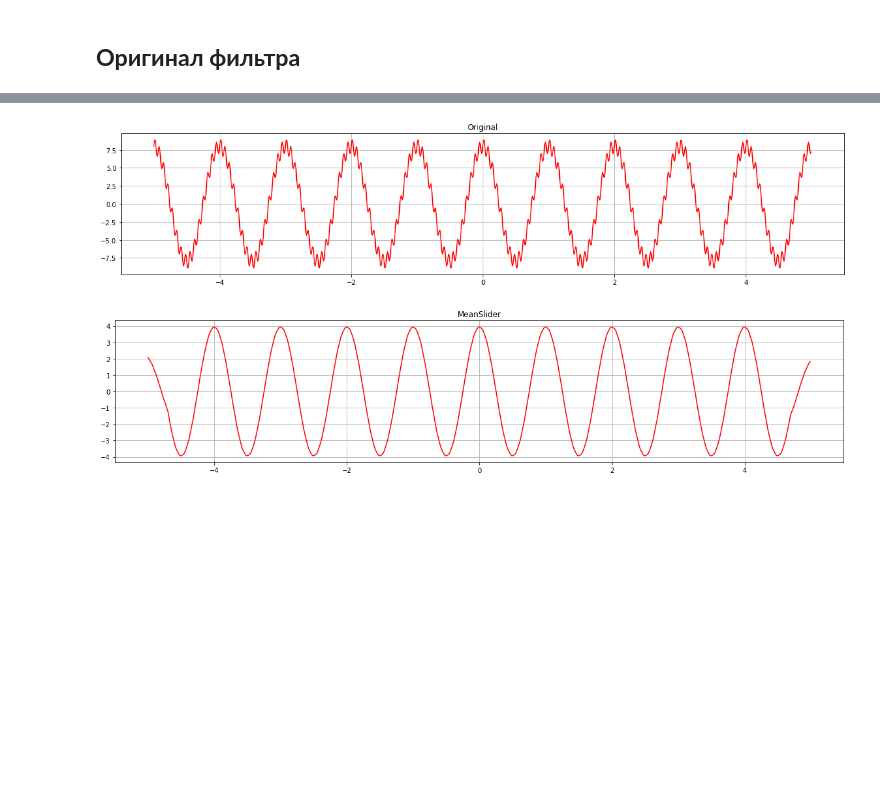
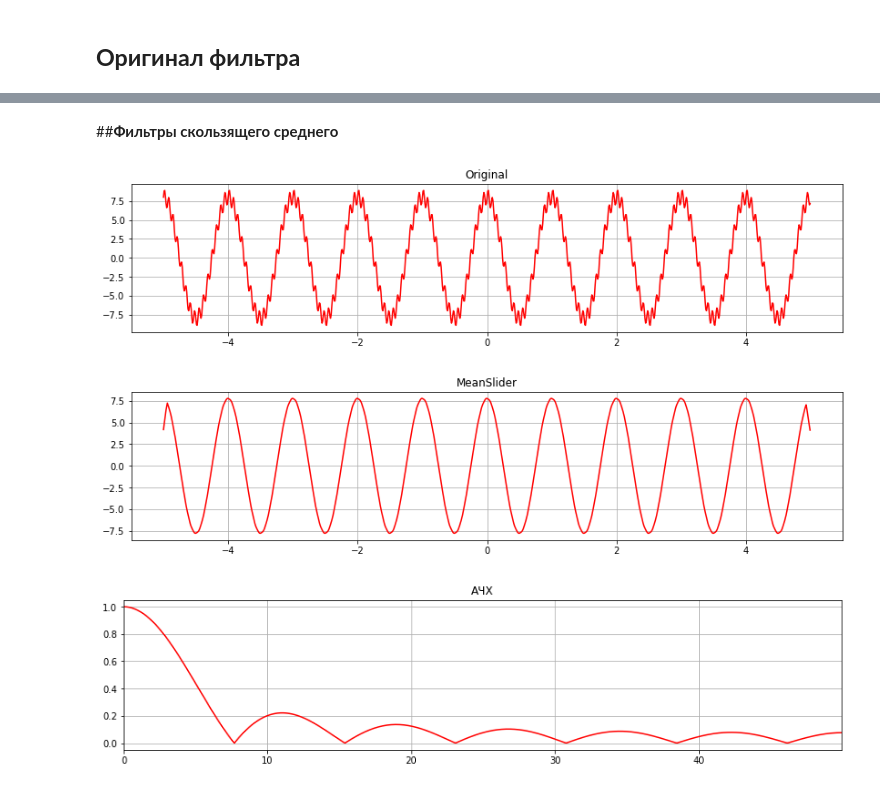
Before and after one commit to pishchev/Data-processing-methods, a Jupyter notebook: Filters.ipynb, the cells around one changed output, grey strips where cells are left out. Cells and saved outputs as stored; diff of their text form; code cells hidden in the pictures; blank space fills up the shorter version.

```diff
--- a/Filters.ipynb
+++ b/Filters.ipynb
@@ -18,7 +18,7 @@ prec = 0.01
 ## **Отрисовка**
 # %%
 def ShowFunc(func , name):
-  plt.figure(figsize=(20,4))
+  plt.figure(figsize=(14,3))
   plt.title(name)
   arr= [func(i) for i in np.arange(a,b,prec) ]
   axis = np.arange(a,b,prec)
@@ -27,7 +27,7 @@ def ShowFunc(func , name):
   plt.show()
 
 def ShowArr(arr , name):
-  plt.figure(figsize=(20,4))
+  plt.figure(figsize=(14,3))
   plt.title(name)
   axis = np.arange(a,b,prec)
   plt.plot( axis , arr,'r-')
@@ -35,7 +35,7 @@ def ShowArr(arr , name):
   plt.show()
 
 def ShowFourier(arr, name):
-  plt.figure(figsize=(20,4))
+  plt.figure(figsize=(14,3))
   plt.title(name)
   axis = [i*1/prec/len(arr) for i in range(len(arr))]
   plt.xlim (0, np.max(axis)/2)
@@ -104 +139,13 @@ def TestMeanSlider(func,knn):
+# %%
+def TestMeanSlider(func,knn):
+  arr = [func(i) for i in np.arange(a,b,prec)]
+  ShowArr(arr , "Original")
+  ShowArr(MeanSlider( arr, knn), "MeanSlider")
+
+  arr2 = np.zeros_like(arr)
+
+  arr2[10] = 1
+
+  freq = np.fft.fft(MeanSlider( arr2, knn))
+  ShowFourier(np.abs(freq) , "АЧХ")
 # %% [markdown]
@@ -118,8 +167,11 @@ TestFourierFilter(cos_sin(2,5,5,13) ,4.5,6.5 , -1,1)
+# %% [markdown]
+##**Фильтры скользящего среднего**
 # %%
-TestMeanSlider(cos_sin(8,1,1,15),30)
+TestMeanSlider(cos_sin(8,1,1,15),6)
 # %% [output]
-[figure, old version]
+[figure, new version]
-[figure, old version]
+[figure, new version]
+[figure, added]
 # %%
 def sin_plus_rand(a,w,b):
   return lambda x: a*np.sin(x*w) + random.randint(-b,b)
```
Also changed, not shown: parts of 10 cells of this notebook.
